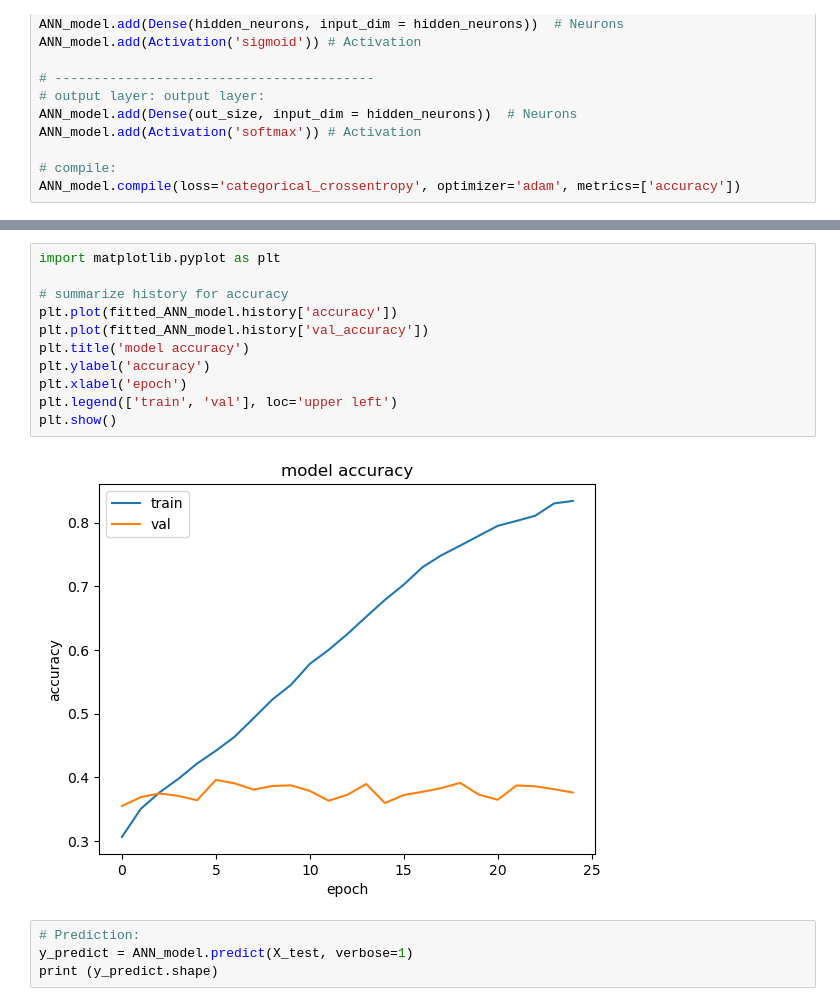
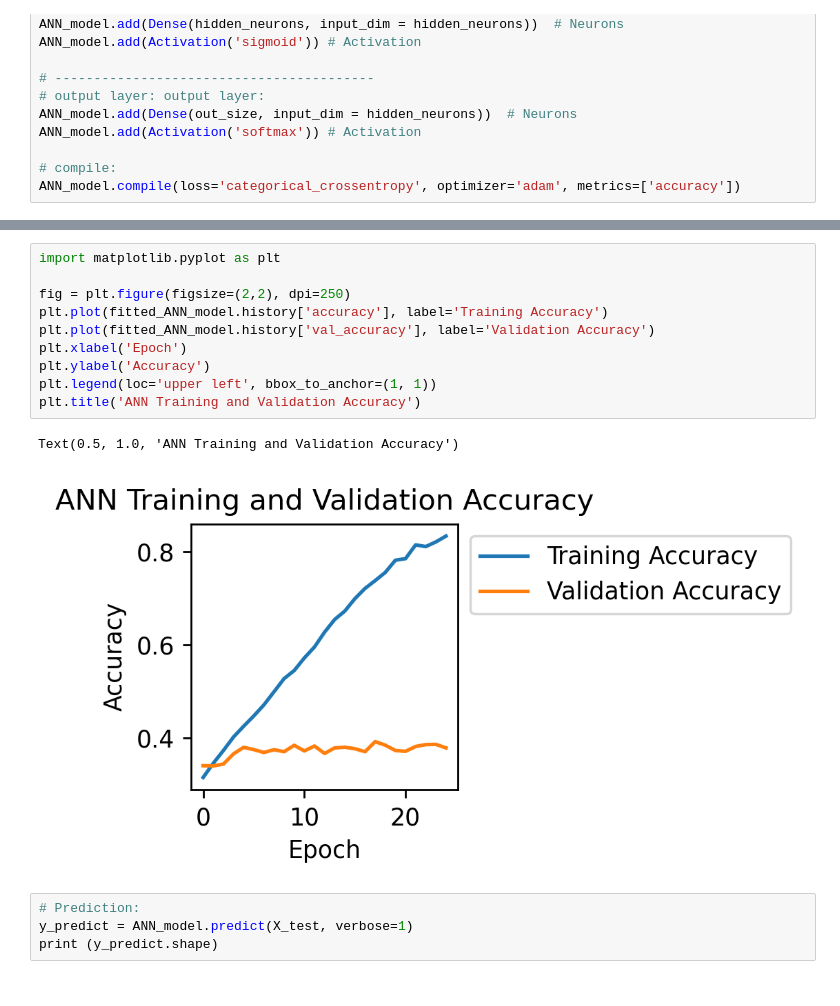
Before and after one commit to bryan-bee/CS4662, a Jupyter notebook: FinalProject/final.ipynb, the cells around one changed output, grey strips where cells are left out. Cells and saved outputs as stored; diff of their text form.

```diff
--- a/FinalProject/final.ipynb
+++ b/FinalProject/final.ipynb
@@ -284,16 +284,16 @@ Epoch 25/25
 # %%
 import matplotlib.pyplot as plt
 
-# summarize history for accuracy
-plt.plot(fitted_ANN_model.history['accuracy'])
-plt.plot(fitted_ANN_model.history['val_accuracy'])
-plt.title('model accuracy')
-plt.ylabel('accuracy')
-plt.xlabel('epoch')
-plt.legend(['train', 'val'], loc='upper left')
-plt.show()
+fig = plt.figure(figsize=(2,2), dpi=250)
+plt.plot(fitted_ANN_model.history['accuracy'], label='Training Accuracy')
+plt.plot(fitted_ANN_model.history['val_accuracy'], label='Validation Accuracy')
+plt.xlabel('Epoch')
+plt.ylabel('Accuracy')
+plt.legend(loc='upper left', bbox_to_anchor=(1, 1))
+plt.title('ANN Training and Validation Accuracy')
 # %% [output]
+Text(0.5, 1.0, 'ANN Training and Validation Accuracy')
-[figure, old version]
+[figure, new version]
 # %%
 # Prediction:
 y_predict = ANN_model.predict(X_test, verbose=1)
```
Also changed, not shown: parts of 27 cells of this notebook, 2 other files.
